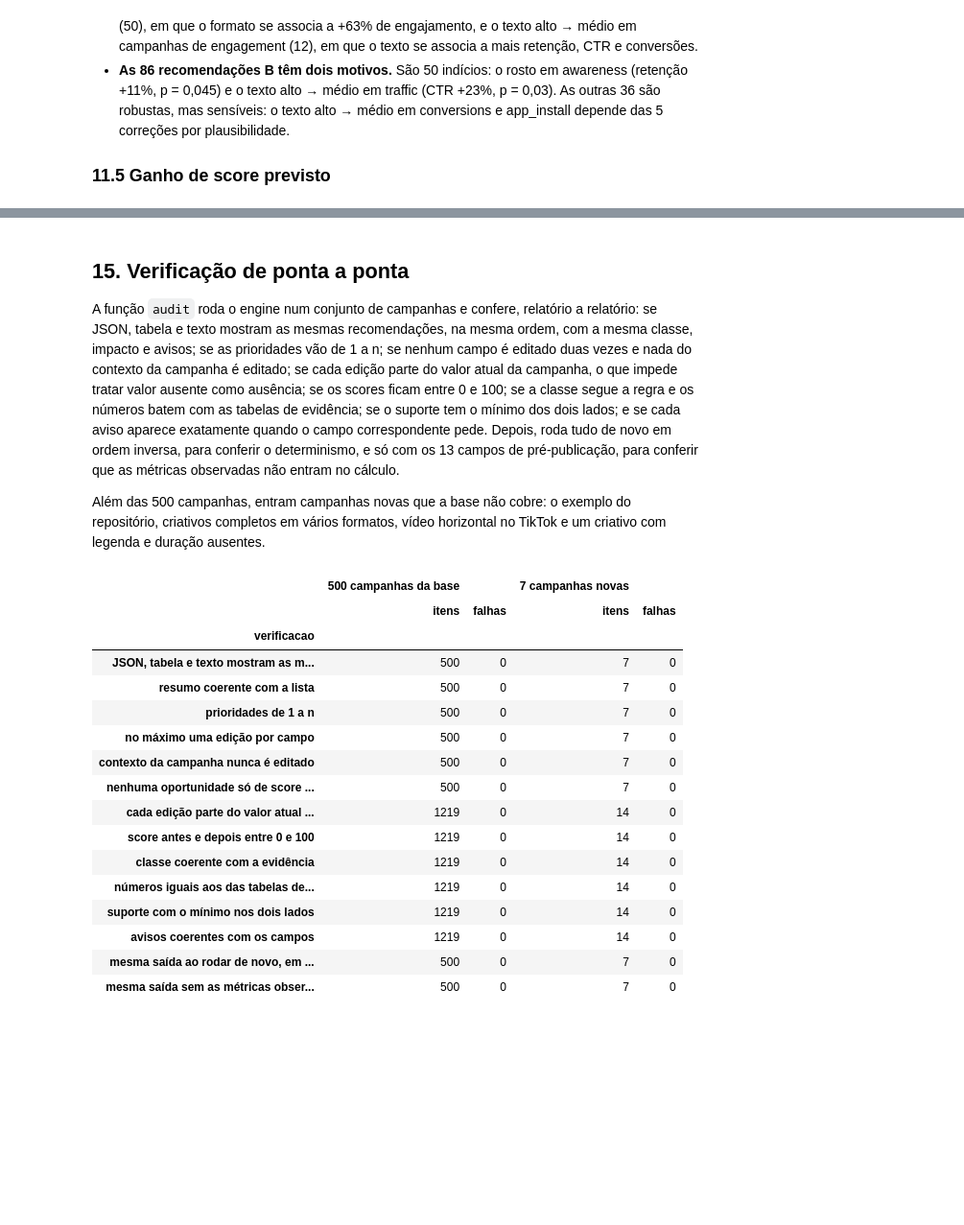
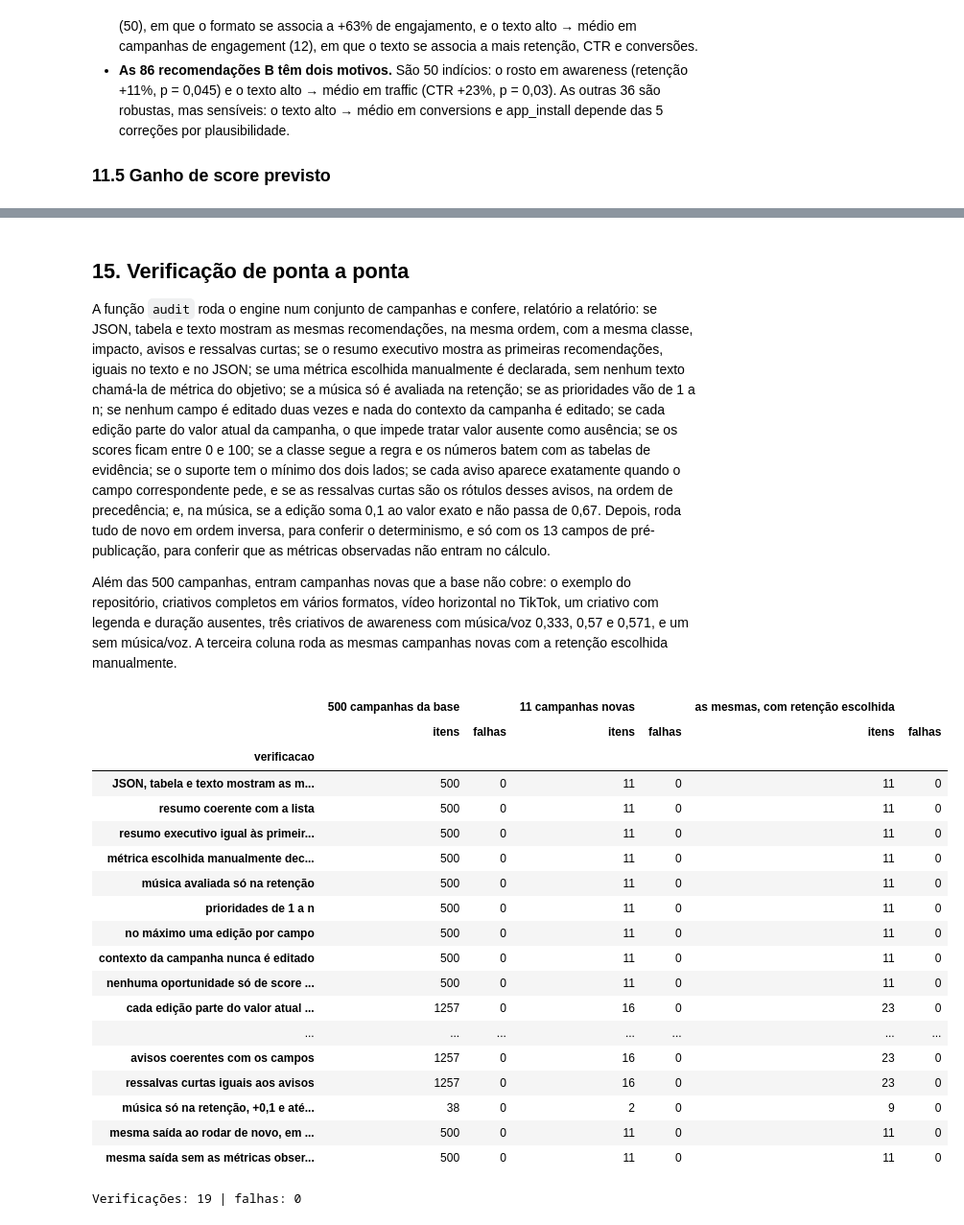
Before and after one commit to murilozgodoy/case_klike.ia, a Jupyter notebook: notebooks/04_recommendations.ipynb, the cells around one changed output, grey strips where cells are left out. Shown at 96% size. Saved outputs shown, nothing was run; the diff lists cells and outputs as text; code cells hidden in the pictures; blank space fills up the shorter version.

```diff
--- a/notebooks/04_recommendations.ipynb
+++ b/notebooks/04_recommendations.ipynb
@@ -1280,45 +1440,58 @@ Como ler este relatório: As associações com performance são gerais: estimada
 # %% [markdown]
 ## 15. Verificação de ponta a ponta
 
-A função `audit` roda o engine num conjunto de campanhas e confere, relatório a relatório: se JSON, tabela e texto mostram as mesmas recomendações, na mesma ordem, com a mesma classe, impacto e avisos; se as prioridades vão de 1 a n; se nenhum campo é editado duas vezes e nada do contexto da campanha é editado; se cada edição parte do valor atual da campanha, o que impede tratar valor ausente como ausência; se os scores ficam entre 0 e 100; se a classe segue a regra e os números batem com as tabelas de evidência; se o suporte tem o mínimo dos dois lados; e se cada aviso aparece exatamente quando o campo correspondente pede. Depois, roda tudo de novo em ordem inversa, para conferir o determinismo, e só com os 13 campos de pré-publicação, para conferir que as métricas observadas não entram no cálculo.
+A função `audit` roda o engine num conjunto de campanhas e confere, relatório a relatório: se JSON, tabela e texto mostram as mesmas recomendações, na mesma ordem, com a mesma classe, impacto, avisos e ressalvas curtas; se o resumo executivo mostra as primeiras recomendações, iguais no texto e no JSON; se uma métrica escolhida manualmente é declarada, sem nenhum texto chamá-la de métrica do objetivo; se a música só é avaliada na retenção; se as prioridades vão de 1 a n; se nenhum campo é editado duas vezes e nada do contexto da campanha é editado; se cada edição parte do valor atual da campanha, o que impede tratar valor ausente como ausência; se os scores ficam entre 0 e 100; se a classe segue a regra e os números batem com as tabelas de evidência; se o suporte tem o mínimo dos dois lados; se cada aviso aparece exatamente quando o campo correspondente pede, e se as ressalvas curtas são os rótulos desses avisos, na ordem de precedência; e, na música, se a edição soma 0,1 ao valor exato e não passa de 0,67. Depois, roda tudo de novo em ordem inversa, para conferir o determinismo, e só com os 13 campos de pré-publicação, para conferir que as métricas observadas não entram no cálculo.
 
-Além das 500 campanhas, entram campanhas novas que a base não cobre: o exemplo do repositório, criativos completos em vários formatos, vídeo horizontal no TikTok e um criativo com legenda e duração ausentes.
+Além das 500 campanhas, entram campanhas novas que a base não cobre: o exemplo do repositório, criativos completos em vários formatos, vídeo horizontal no TikTok, um criativo com legenda e duração ausentes, três criativos de awareness com música/voz 0,333, 0,57 e 0,571, e um sem música/voz. A terceira coluna roda as mesmas campanhas novas com a retenção escolhida manualmente.
 # %%
 new_campaigns = pd.DataFrame(
     [
         example,
         complete,
         {**complete, "format": "quadrado"},
         {**complete, "platform": "LinkedIn", "format": "vertical"},
         {**complete, "platform": "Meta", "format": "horizontal", "objective": "traffic"},
         {**example, "format": "horizontal"},
         {**example, "has_subtitle": None, "video_duration_s": None},
+        *[
+            {**complete, "objective": "awareness", "music_voice_ratio": value}
+            for value in [0.333, 0.57, 0.571]
+        ],
+        {**complete, "objective": "awareness", "music_voice_ratio": None},
     ]
 )
 checks = pd.concat(
     {
         "500 campanhas da base": audit(engine, cleaned),
         f"{len(new_campaigns)} campanhas novas": audit(engine, new_campaigns),
+        "as mesmas, com retenção escolhida": audit(
+            engine, new_campaigns, metric="completion_rate"
+        ),
     },
     axis=1,
 )
 display(checks)
+failures = int(checks.xs("falhas", axis=1, level=1).sum().sum())
+print(f"Verificações: {len(checks)} | falhas: {failures}")
 # %% [output]
-|  | 500 campanhas da base |  | 7 campanhas novas |  |
-|  | itens | falhas | itens | falhas |
-| verificacao |  |  |  |  |
-| JSON, tabela e texto mostram as m... | 500 | 0 | 7 | 0 |
-| resumo coerente com a lista | 500 | 0 | 7 | 0 |
-| prioridades de 1 a n | 500 | 0 | 7 | 0 |
-| no máximo uma edição por campo | 500 | 0 | 7 | 0 |
-| contexto da campanha nunca é editado | 500 | 0 | 7 | 0 |
-| nenhuma oportunidade só de score ... | 500 | 0 | 7 | 0 |
-| cada edição parte do valor atual ... | 1219 | 0 | 14 | 0 |
-| score antes e depois entre 0 e 100 | 1219 | 0 | 14 | 0 |
-| classe coerente com a evidência | 1219 | 0 | 14 | 0 |
-| números iguais aos das tabelas de... | 1219 | 0 | 14 | 0 |
-| suporte com o mínimo nos dois lados | 1219 | 0 | 14 | 0 |
-| avisos coerentes com os campos | 1219 | 0 | 14 | 0 |
-| mesma saída ao rodar de novo, em ... | 500 | 0 | 7 | 0 |
-| mesma saída sem as métricas obser... | 500 | 0 | 7 | 0 |
+|  | 500 campanhas da base |  | 11 campanhas novas |  | as mesmas, com retenção escolhida |  |
+|  | itens | falhas | itens | falhas | itens | falhas |
+| verificacao |  |  |  |  |  |  |
+| JSON, tabela e texto mostram as m... | 500 | 0 | 11 | 0 | 11 | 0 |
+| resumo coerente com a lista | 500 | 0 | 11 | 0 | 11 | 0 |
+| resumo executivo igual às primeir... | 500 | 0 | 11 | 0 | 11 | 0 |
+| métrica escolhida manualmente dec... | 500 | 0 | 11 | 0 | 11 | 0 |
+| música avaliada só na retenção | 500 | 0 | 11 | 0 | 11 | 0 |
+| prioridades de 1 a n | 500 | 0 | 11 | 0 | 11 | 0 |
+| no máximo uma edição por campo | 500 | 0 | 11 | 0 | 11 | 0 |
+| contexto da campanha nunca é editado | 500 | 0 | 11 | 0 | 11 | 0 |
+| nenhuma oportunidade só de score ... | 500 | 0 | 11 | 0 | 11 | 0 |
+| cada edição parte do valor atual ... | 1257 | 0 | 16 | 0 | 23 | 0 |
+| ... | ... | ... | ... | ... | ... | ... |
+| avisos coerentes com os campos | 1257 | 0 | 16 | 0 | 23 | 0 |
+| ressalvas curtas iguais aos avisos | 1257 | 0 | 16 | 0 | 23 | 0 |
+| música só na retenção, +0,1 e até... | 38 | 0 | 2 | 0 | 9 | 0 |
+| mesma saída ao rodar de novo, em ... | 500 | 0 | 11 | 0 | 11 | 0 |
+| mesma saída sem as métricas obser... | 500 | 0 | 11 | 0 | 11 | 0 |
+Verificações: 19 | falhas: 0
 # %% [markdown]
```
Also changed, not shown: parts of 43 cells of this notebook, 3 other files.
